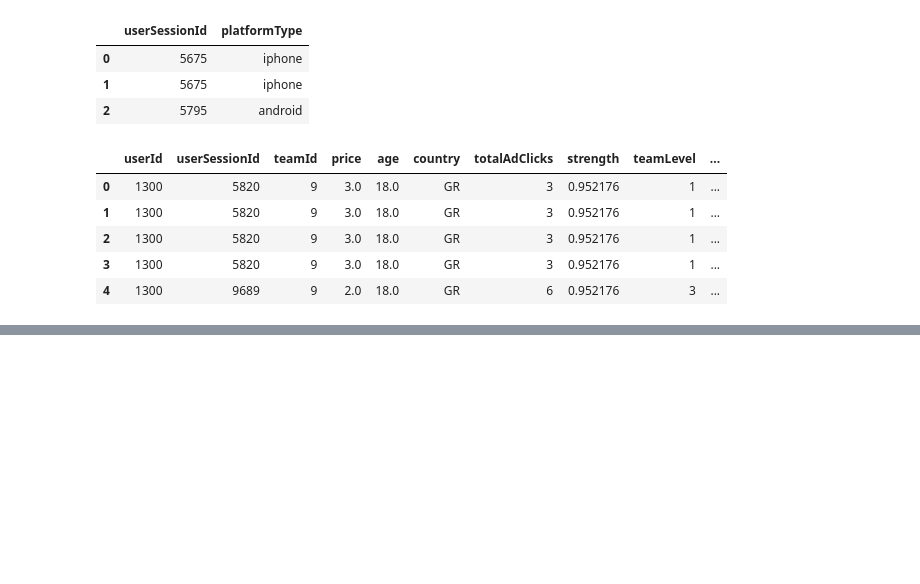
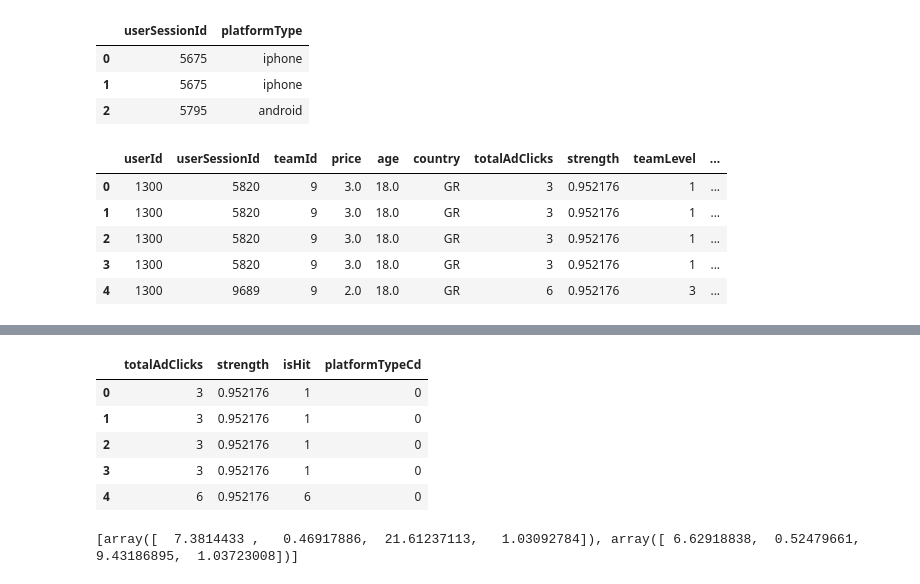
Before and after one commit to suhasinisrijit/Capstone, a Jupyter notebook: CSW3-1.ipynb, the cells around one changed output, grey strips where cells are left out. Cells and saved outputs as stored; diff of their text form; code cells hidden in the pictures; blank space fills up the shorter version.

```diff
--- a/CSW3-1.ipynb
+++ b/CSW3-1.ipynb
@@ -139,3 +139,12 @@ userPlatformBuysStrengthsAdAndGameClicks.head()
 | 2 | 1300 | 5820 | 9 | 3.0 | 18.0 | GR | 3 | 0.952176 | 1 | ... |
 | 3 | 1300 | 5820 | 9 | 3.0 | 18.0 | GR | 3 | 0.952176 | 1 | ... |
 | 4 | 1300 | 9689 | 9 | 2.0 | 18.0 | GR | 6 | 0.952176 | 3 | ... |
+# %%
+ptype = userPlatformBuysStrengthsAdAndGameClicks['platformType'].unique()
+ptype_num= range(ptype.size)
+pDf = pd.DataFrame(ptype)
+pDf['a']=ptype_num
+pDf.columns=['platformType','platformTypeCd']
+
+userPlatformBuysStrengthsAdAndGameClicks = userPlatformBuysStrengthsAdAndGameClicks.merge(pDf, on='platformType')
+userPlatformBuysStrengthsAdAndGameClicks.head(5)
@@ -143,0 +160,11 @@ userPlatformBuysStrengthsAdAndGameClicks.to_csv('')
+# %%
+trainingDF = userPlatformBuysStrengthsAdAndGameClicks[['totalAdClicks','strength','isHit','platformTypeCd']]
+#trainingDF = userPlatformBuysStrengthsAdAndGameClicks[['age','platformTypeCd']]
+trainingDF.head(n=5)
+# %% [output]
+|  | totalAdClicks | strength | isHit | platformTypeCd |
+| 0 | 3 | 0.952176 | 1 | 0 |
+| 1 | 3 | 0.952176 | 1 | 0 |
+| 2 | 3 | 0.952176 | 1 | 0 |
+| 3 | 3 | 0.952176 | 1 | 0 |
+| 4 | 6 | 0.952176 | 6 | 0 |
@@ -143,0 +178,4 @@ userPlatformBuysStrengthsAdAndGameClicks.to_csv('')
+# %%
+print(my_kmmodel.centers)
+# %% [output]
+[array([  7.3814433 ,   0.46917886,  21.61237113,   1.03092784]), array([ 6.62918838,  0.52479661,  9.43186895,  1.03723008])]
```
Also changed, not shown: parts of 6 cells of this notebook, 1 other file.
